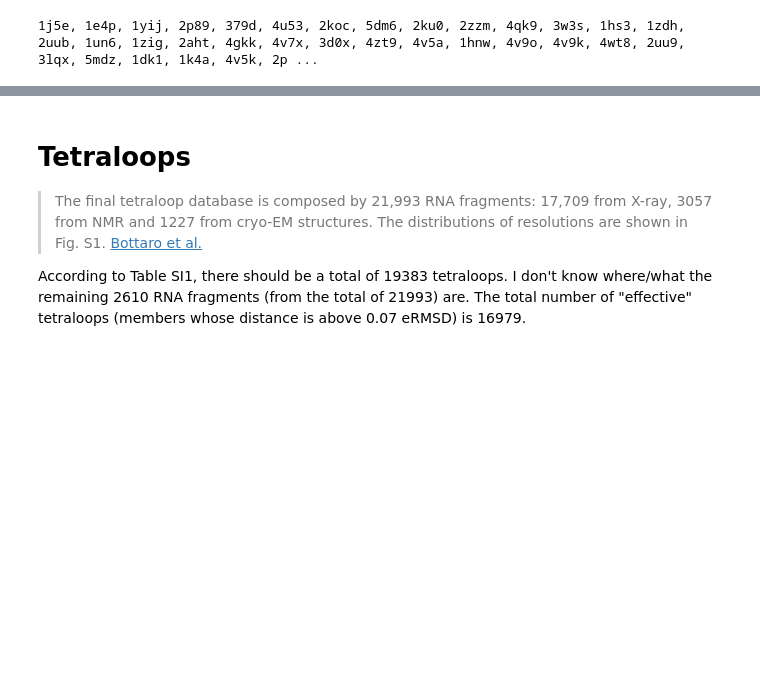
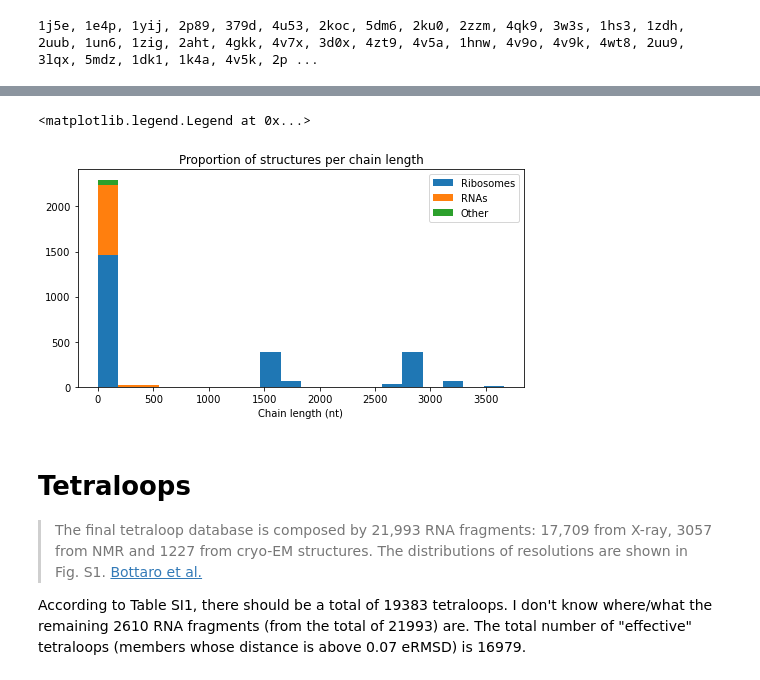
Before and after one commit to samuelflores/deep-learning-RNA-structure-prediction, a Jupyter notebook: data_generation/dataset_statistics.ipynb, the cells around one changed output, grey strips where cells are left out. Cells and saved outputs as stored; diff of their text form; code cells hidden in the pictures; blank space fills up the shorter version.

```diff
--- a/data_generation/dataset_statistics.ipynb
+++ b/data_generation/dataset_statistics.ipynb
@@ -313,7 +304,8 @@ plt.savefig(figures_dir/"annotated_structures.png")
 # %%
-organisms = [j.lower() for i in get_pdb_ids(tloops_filtered) for j in get_organisms(i)]
-plot_bar(get_counter_dict(organisms), title="Tetraloops (filtered)", xlabel="Organism", ylabel="Frequency", save=False)
-plt.savefig(figures_dir/"organisms.png")
+# Get structure and organism data
 
-# organisms = [j.lower() for i in get_pdb_ids(fragments_8_filtered, clusters=list(range(1,45))) for j in get_organisms(i)]
-# plot_bar(get_counter_dict(organisms), title="Generated tetraloops", xlabel="Organism", ylabel="Frequency", save=False)
+bottaro_structures = [get_structure(i).lower() for i in get_pdb_ids(tloops_filtered)]
+generated_structures = [get_structure(i).lower() for i in get_pdb_ids(fragments_8_filtered, clusters=list(range(1,45)))]
+
+bottaro_organisms = [j.lower() for i in get_pdb_ids(tloops_filtered) for j in get_organisms(i)]
+generated_organisms = [j.lower() for i in get_pdb_ids(fragments_8_filtered, clusters=list(range(1,45))) for j in get_organisms(i)]
@@ -336,3 +411,43 @@ structures = []
+# %%
+# Chain length vs. structure annotation
+
+num_bins = 20
+
+
+fig, ax = plt.subplots(figsize=(8,4))
+
+ax.set_title("Proportion of structures per chain length")
+ax.set_xlabel("Chain length (nt)")
+
+chain_lengths = [len(i) for i in chains_annotated_raw]
+bin_lims = np.linspace(min(chain_lengths), max(chain_lengths), num=num_bins+1)
+bin_size = bin_lims[1] - bin_lims[0]
+
+chain_bins = [[] for i in range(num_bins)]
+for chain in chains_annotated_raw:
+    bin_idx = int((len(chain))/bin_size)
+    if bin_idx == num_bins: bin_idx -= 1
+    chain_bins[bin_idx] += [chain]
+
+size_counts = {"Ribosomes": np.zeros(num_bins), "RNAs": np.zeros(num_bins), "Other": np.zeros(num_bins)}
+
+for bin_idx, bin in enumerate(chain_bins):
+    for chain in bin:
+        structure = get_structure(chain.pdb_id).lower()
+        if "ribosome" in structure: size_counts["Ribosomes"][bin_idx] += 1
+        elif "rna" in structure:    size_counts["RNAs"][bin_idx] += 1
+        else:                       size_counts["Other"][bin_idx] += 1
+
+bottom = np.zeros(num_bins)
+for boolean, size_count in size_counts.items():
+    bars = ax.bar(bin_lims[:-1], size_count, width=bin_size, label=boolean, bottom=bottom, align='edge')
+    # ax.bar_label(bars, [i if i > 30 else "" for i in size_count], padding=5)
+    bottom += size_count
+
+ax.legend(loc="upper right")
+# %% [output]
+<matplotlib.legend.Legend at 0x...>
+[figure, added]
 # %% [markdown]
 # Tetraloops
 > The final tetraloop database is composed by 21,993 RNA fragments: 17,709 from X-ray, 3057 from NMR and 1227 from cryo-EM structures. The distributions of resolutions are shown in Fig. S1. [Bottaro et al.](https://www.ncbi.nlm.nih.gov/pmc/articles/PMC5529312/)
```
Also changed, not shown: parts of 26 cells of this notebook.
